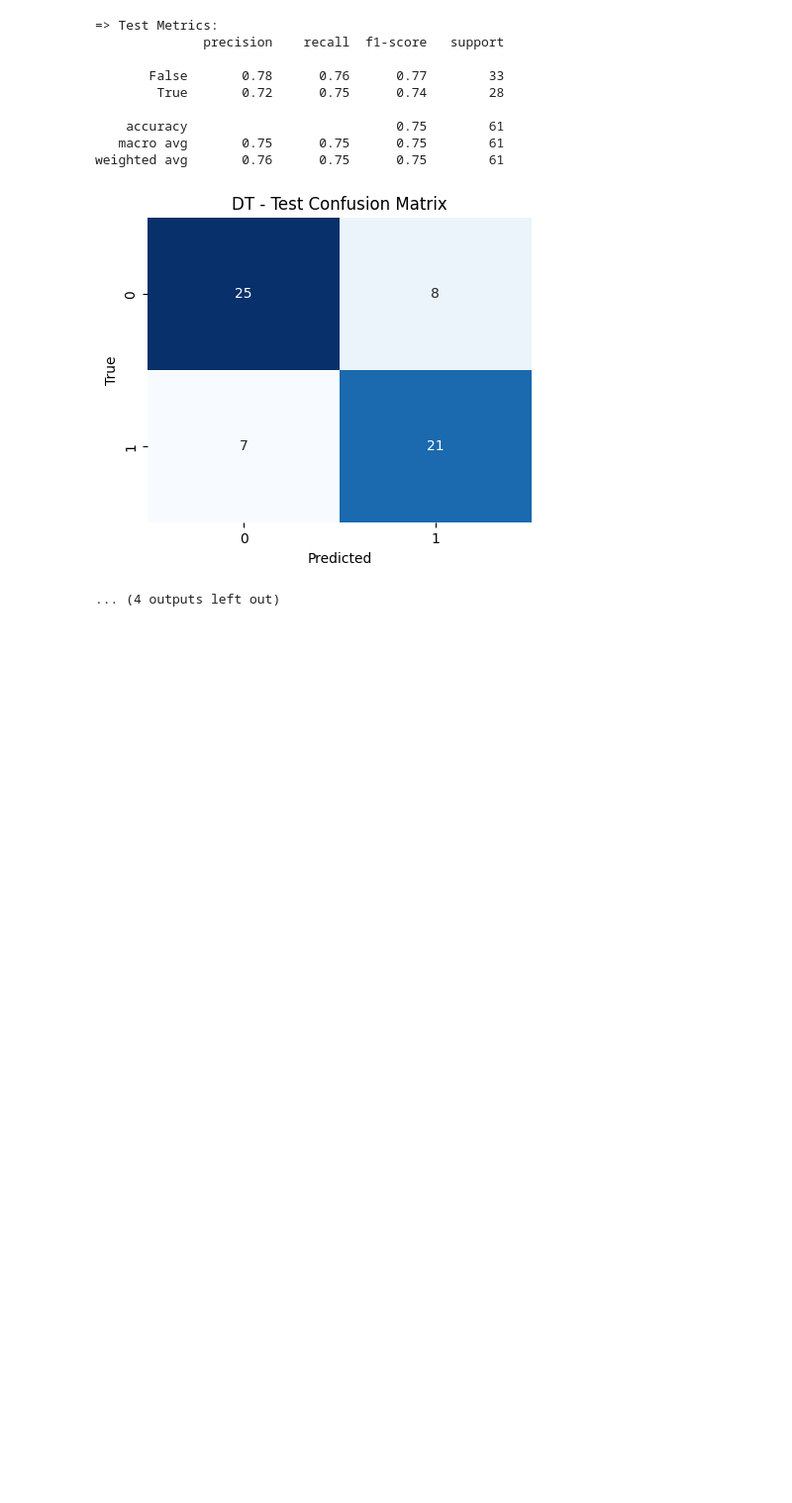
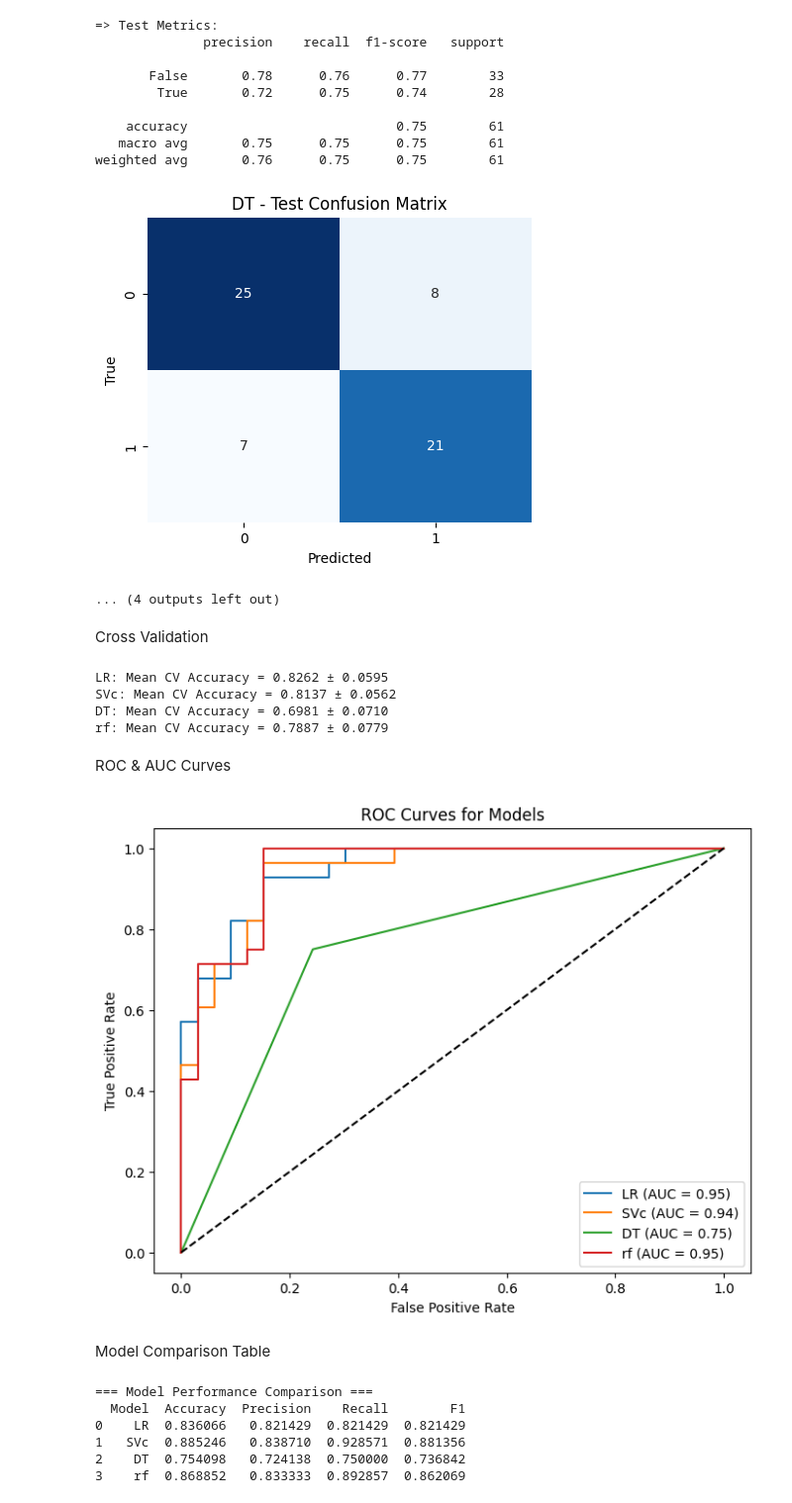
Before and after one commit to ai-abanoubmichel/GTC-Heart-Disease-Risk-Prediction, a Jupyter notebook: GTC_Final_Project_Heart_Disease_Prediction.ipynb, the cells around one changed output. Shown: that part at 99% size. Cells and saved outputs as stored; diff of their text form; code cells hidden in the pictures; blank space fills up the shorter version.

Commit message:
modeling training
Cross-Validation
ROC & AUC curves
Model Comparison Table
Hyperparameter Tuning

```diff
--- a/GTC_Final_Project_Heart_Disease_Prediction.ipynb
+++ b/GTC_Final_Project_Heart_Disease_Prediction.ipynb
@@ -827,3 +827,5 @@ weighted avg       1.00      1.00      1.00       242
 weighted avg       0.76      0.75      0.75        61
 [figure]
 ... (4 outputs left out)
+# %% [markdown]
+Cross Validation
@@ -829,0 +835,51 @@ weighted avg       0.76      0.75      0.75        61
+# %%
+for name, model in models.items():
+    scores = cross_val_score(model, X_train_scaled, y_train, cv=5, scoring='accuracy')
+    print(f"{name}: Mean CV Accuracy = {scores.mean():.4f} ± {scores.std():.4f}")
+# %% [output]
+LR: Mean CV Accuracy = 0.8262 ± 0.0595
+SVc: Mean CV Accuracy = 0.8137 ± 0.0562
+DT: Mean CV Accuracy = 0.6981 ± 0.0710
+rf: Mean CV Accuracy = 0.7887 ± 0.0779
+# %% [markdown]
+ROC & AUC Curves
+# %%
+plt.figure(figsize=(8,6))
+for name, model in models.items():
+    model.fit(X_train_scaled, y_train)
+    y_probs = model.predict_proba(X_test_scaled)[:,1]
+    fpr, tpr, _ = roc_curve(y_test, y_probs)
+    roc_auc = auc(fpr, tpr)
+    plt.plot(fpr, tpr, label=f'{name} (AUC = {roc_auc:.2f})')
+
+plt.plot([0,1],[0,1],'k--')
+plt.xlabel('False Positive Rate')
+plt.ylabel('True Positive Rate')
+plt.title('ROC Curves for Models')
+plt.legend()
+plt.show()
+# %% [output]
+[figure, added]
+# %% [markdown]
+Model Comparison Table
+# %%
+comparison = []
+for name, model in models.items():
+    model.fit(X_train_scaled, y_train)
+    y_pred = model.predict(X_test_scaled)
+    acc = accuracy_score(y_test, y_pred)
+    prec = precision_score(y_test, y_pred)
+    rec = recall_score(y_test, y_pred)
+    f1 = f1_score(y_test, y_pred)
+    comparison.append([name, acc, prec, rec, f1])
+
+comparison_df = pd.DataFrame(comparison, columns=["Model","Accuracy","Precision","Recall","F1"])
+print("\n=== Model Performance Comparison ===")
+print(comparison_df)
+# %% [output]
+=== Model Performance Comparison ===
+  Model  Accuracy  Precision    Recall        F1
+0    LR  0.836066   0.821429  0.821429  0.821429
+1   SVc  0.885246   0.838710  0.928571  0.881356
+2    DT  0.754098   0.724138  0.750000  0.736842
+3    rf  0.868852   0.833333  0.892857  0.862069
```
Also changed, not shown: parts of 11 cells of this notebook.
